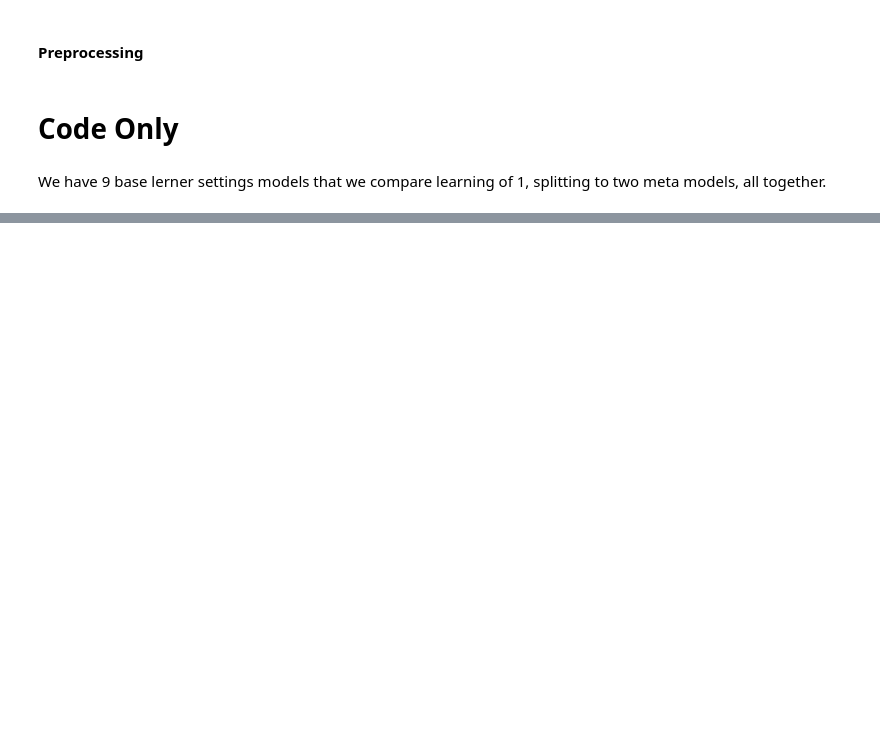
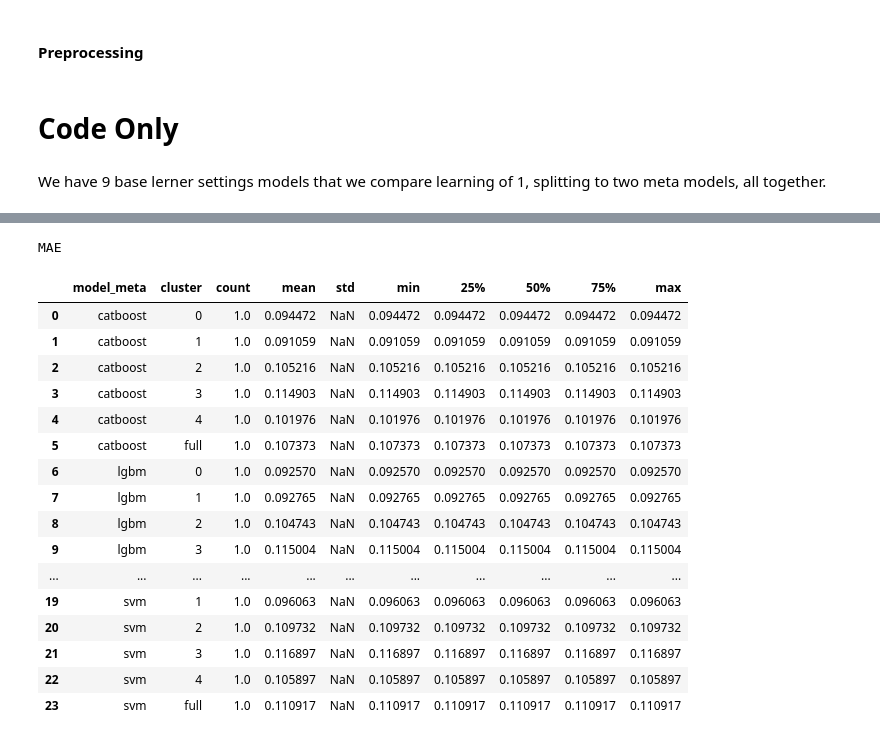
Before and after one commit to lizzzi111/Meta_Learning_Monitoring_Source_Code, a Jupyter notebook: TML_experiment/Child_selection.ipynb, the cells around one changed output, grey strips where cells are left out. Saved outputs shown, nothing was run; the diff lists cells and outputs as text; code cells hidden in the pictures; blank space fills up the shorter version.

```diff
--- a/TML_experiment/Child_selection.ipynb
+++ b/TML_experiment/Child_selection.ipynb
@@ -107,36 +107,7 @@ def cv_step_2(experiment_config:dict, cv_df:pd.DataFrame) -> Tuple:
 
     cv_df = cv_df.reset_index(drop=True)
 
-    # rearrange results
-    model_results = {}
-
-    for model in t_models:
-        model_results[model]= {}
-        model_results[model]["rmse"] = []
-        model_results[model]["mae"] = []
-
-        for fold in range(3):
-
-            model_results[model]["mae"].append(results[fold][model]["mae"])
-            model_results[model]["rmse"].append(results[fold][model]["rmse"])
-
-        model_results[model]["rmse_avg"] = np.array(model_results[model]["rmse"]).mean()
-        model_results[model]["mae_avg"] = np.array(model_results[model]["mae"]).mean()
-
-        model_results[model]["rmse_std"] = np.array(model_results[model]["rmse"]).std()
-        model_results[model]["mae_std"] = np.array(model_results[model]["mae"]).std()
-
-    for model in t_models:
-        print(model)
-        print("RMSE ", model_results[model]["rmse_avg"])
-        print("MAE ",model_results[model]["mae_avg"])
-        print("\n")
-
-        print("RMSE STD ", model_results[model]["rmse_std"])
-        print("MAE STD",model_results[model]["mae_std"])
-        print("\n")
-
-    return cv_df, model_results
+    return cv_df
 
 def full_step_2(cv_df:pd.DataFrame,
                 experiment_config:dict) -> None:
@@ -189,16 +160,6 @@ We have 9 base lerner settings models that we compare learning of 1, splitting t
 # %%
 MODELS_LIST = [0, 1, 2, 5, 10, 'cluster_[1]', 'cluster_[4]', 'cluster_[3]', 'cluster_[0, 1, 4]']
 MODE = ["ONE-BY-ONE", "TWO-MODELS", "ALL"]
-# %%
-for model_base in MODELS_LIST:
-
-    temp_df =  cv_predictions.loc[cv_predictions.model_set==model_base]
-    temp_df, model_results = cv_step_2(experiment_config=experiment_config,
-              cv_df=temp_df)
-
-
-
-    break
 # %%
 results_df = pd.DataFrame()
 
@@ -303,0 +286,22 @@ results_df
+# %%
+print("MAE")
+display(results_df.groupby(["model_meta", "cluster"], as_index=False)["mae"].describe())
+# %% [output]
+MAE
+|  | model_meta | cluster | count | mean | std | min | 25% | 50% | 75% | max |
+| 0 | catboost | 0 | 1.0 | 0.094472 | NaN | 0.094472 | 0.094472 | 0.094472 | 0.094472 | 0.094472 |
+| 1 | catboost | 1 | 1.0 | 0.091059 | NaN | 0.091059 | 0.091059 | 0.091059 | 0.091059 | 0.091059 |
+| 2 | catboost | 2 | 1.0 | 0.105216 | NaN | 0.105216 | 0.105216 | 0.105216 | 0.105216 | 0.105216 |
+| 3 | catboost | 3 | 1.0 | 0.114903 | NaN | 0.114903 | 0.114903 | 0.114903 | 0.114903 | 0.114903 |
+| 4 | catboost | 4 | 1.0 | 0.101976 | NaN | 0.101976 | 0.101976 | 0.101976 | 0.101976 | 0.101976 |
+| 5 | catboost | full | 1.0 | 0.107373 | NaN | 0.107373 | 0.107373 | 0.107373 | 0.107373 | 0.107373 |
+| 6 | lgbm | 0 | 1.0 | 0.092570 | NaN | 0.092570 | 0.092570 | 0.092570 | 0.092570 | 0.092570 |
+| 7 | lgbm | 1 | 1.0 | 0.092765 | NaN | 0.092765 | 0.092765 | 0.092765 | 0.092765 | 0.092765 |
+| 8 | lgbm | 2 | 1.0 | 0.104743 | NaN | 0.104743 | 0.104743 | 0.104743 | 0.104743 | 0.104743 |
+| 9 | lgbm | 3 | 1.0 | 0.115004 | NaN | 0.115004 | 0.115004 | 0.115004 | 0.115004 | 0.115004 |
+| ... | ... | ... | ... | ... | ... | ... | ... | ... | ... | ... |
+| 19 | svm | 1 | 1.0 | 0.096063 | NaN | 0.096063 | 0.096063 | 0.096063 | 0.096063 | 0.096063 |
+| 20 | svm | 2 | 1.0 | 0.109732 | NaN | 0.109732 | 0.109732 | 0.109732 | 0.109732 | 0.109732 |
+| 21 | svm | 3 | 1.0 | 0.116897 | NaN | 0.116897 | 0.116897 | 0.116897 | 0.116897 | 0.116897 |
+| 22 | svm | 4 | 1.0 | 0.105897 | NaN | 0.105897 | 0.105897 | 0.105897 | 0.105897 | 0.105897 |
+| 23 | svm | full | 1.0 | 0.110917 | NaN | 0.110917 | 0.110917 | 0.110917 | 0.110917 | 0.110917 |
```
Also changed, not shown: parts of 3 cells of this notebook.
